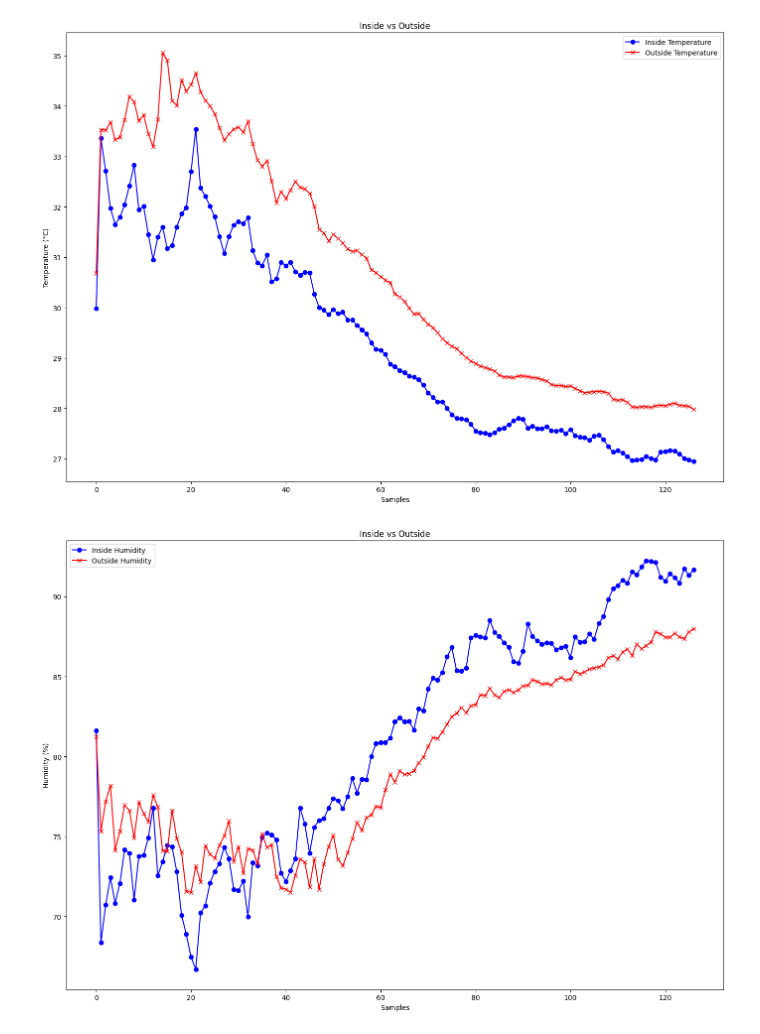
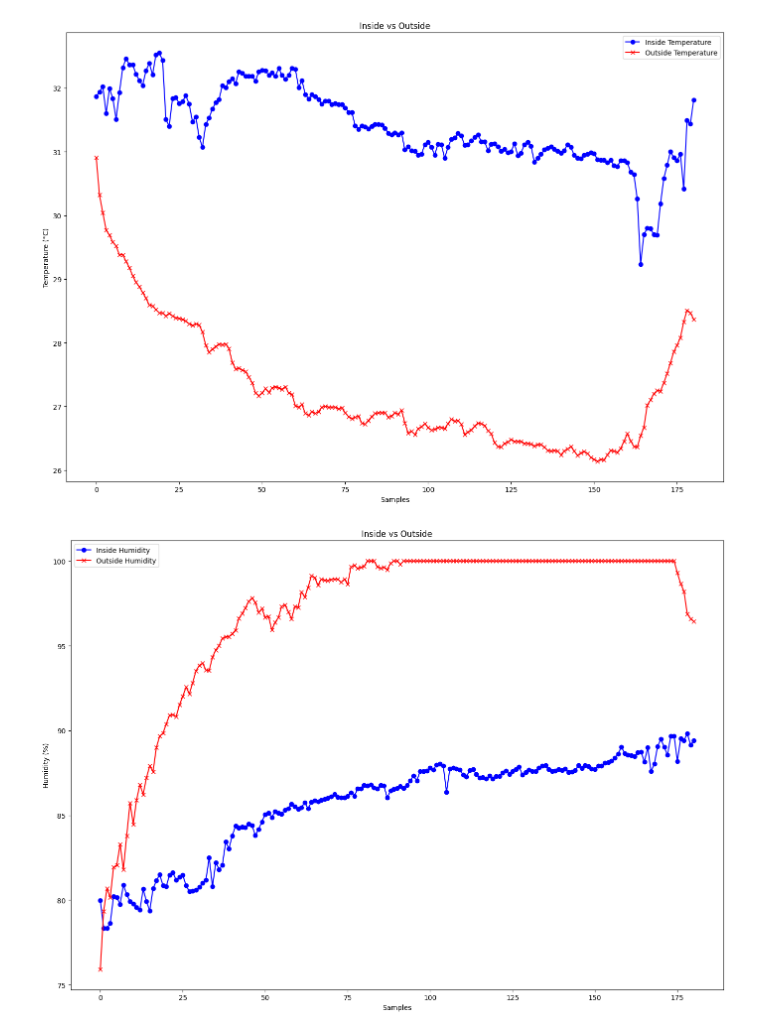
Before and after one commit to CSE-ICE-21/IntelliBee, a Jupyter notebook: Data-Collecting-Device/Data-Visualization/visualize_temp_hum.ipynb, the cells around one changed output. Cells and saved outputs as stored; diff of their text form; code cells hidden in the pictures.

Commit message:
Updated visulizations for new Data

```diff
--- a/Data-Collecting-Device/Data-Visualization/visualize_temp_hum.ipynb
+++ b/Data-Collecting-Device/Data-Visualization/visualize_temp_hum.ipynb
@@ -6,10 +6,10 @@ import os
 import scipy
 # %%
 PARENT_PATH = os.path.dirname(os.getcwd())
-PREPROCESSED_DATA_PATH = os.path.join(PARENT_PATH, 'Data-Collected','Preprocessed-Data','CSV-Files','data.csv')
+PREPROCESSED_DATA_PATH = os.path.join(PARENT_PATH, 'Data-Collected','Preprocessed-Data','CSV-Files','sample-02.csv')
 OUTPUT_PATH = os.path.join(PARENT_PATH, 'Data-Visualization','Outputs')
 # %%
 df = pd.read_csv(PREPROCESSED_DATA_PATH)
-df = df[['Inside-Tempurature', 'Outside-Tempurature', 'Inside-Humidity', 'Outside-Humidity']]
+df = df[["Temp In","Temp Out","Hum In","Hum Out"]]
 df.head()
 # %% [output]
@@ -76,8 +74,8 @@ plt.show()
 # Set up the figure for plotting
 plt.figure(figsize=(14, 10))
 
-plt.plot(df.index, df['Inside-Tempurature'], label='Inside Temperature', color='blue', marker='o')
-plt.plot(df.index, df['Outside-Tempurature'], label='Outside Temperature', color='red', marker='x')
+plt.plot(df.index, df["Temp In"], label='Inside Temperature', color='blue', marker='o')
+plt.plot(df.index, df["Temp Out"], label='Outside Temperature', color='red', marker='x')
 plt.title('Inside vs Outside')
 plt.xlabel('Samples')
 plt.ylabel('Temperature (°C)')
@@ -86,17 +84,17 @@ plt.tight_layout()
 plt.savefig(OUTPUT_PATH + "/Inside-Outside-Temperature.png",dpi=300)
 plt.show()
 # %% [output]
-[figure, old version]
+[figure, new version]
 # %%
 plt.figure(figsize=(14, 10))
-plt.plot(df.index, df['Inside-Humidity'], label='Inside Humidity', color='blue', marker='o')
-plt.plot(df.index, df['Outside-Humidity'], label='Outside Humidity', color='red', marker='x')
+plt.plot(df.index, df['Hum In'], label='Inside Humidity', color='blue', marker='o')
+plt.plot(df.index, df['Hum Out'], label='Outside Humidity', color='red', marker='x')
 plt.title('Inside vs Outside')
 plt.xlabel('Samples')
 plt.ylabel('Humidity (%)')
 plt.legend()
 plt.tight_layout()
 plt.savefig(OUTPUT_PATH + "/Inside-Outside-Humidity.png",dpi=300)
 plt.show()
 # %% [output]
-[figure, old version]
+[figure, new version]
```
Also changed, not shown: parts of 10 cells of this notebook, 13 other files.
